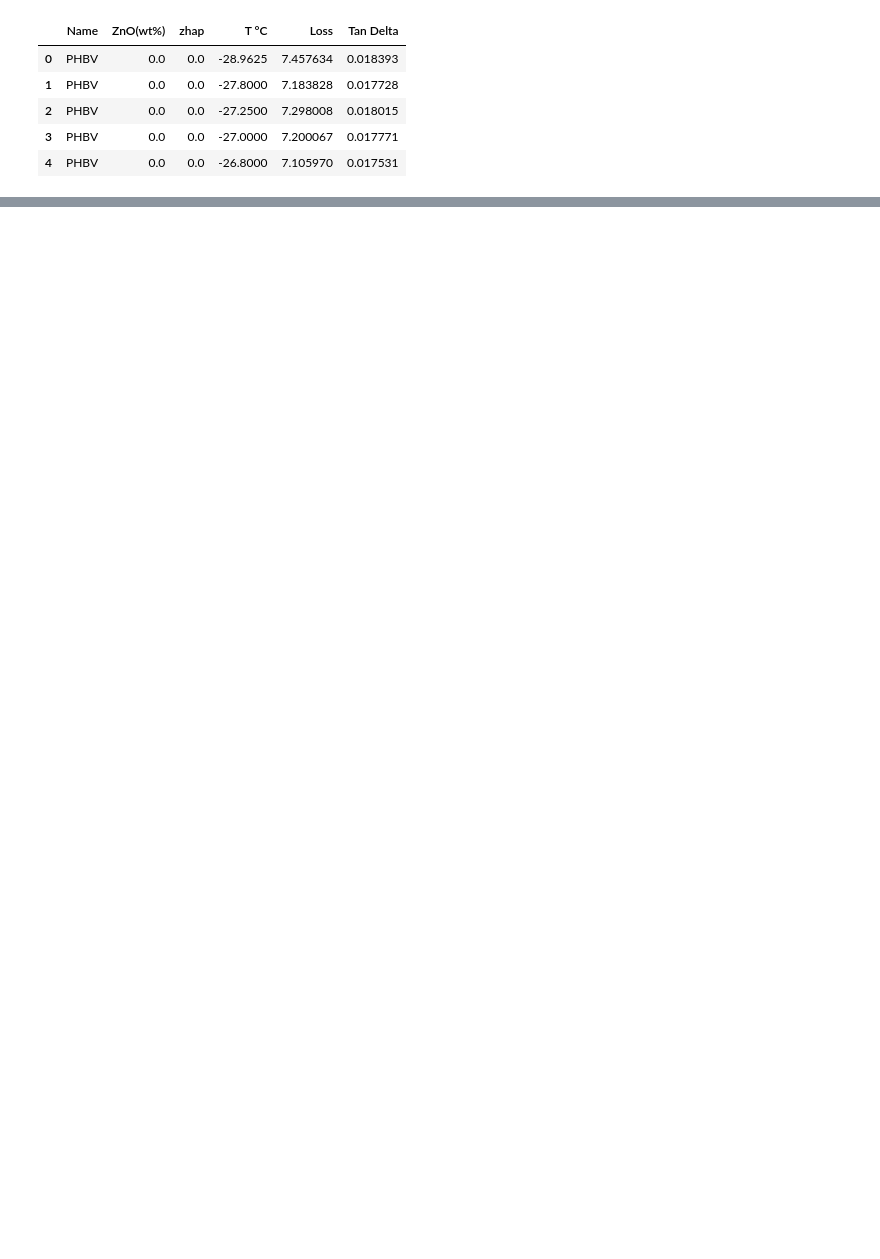
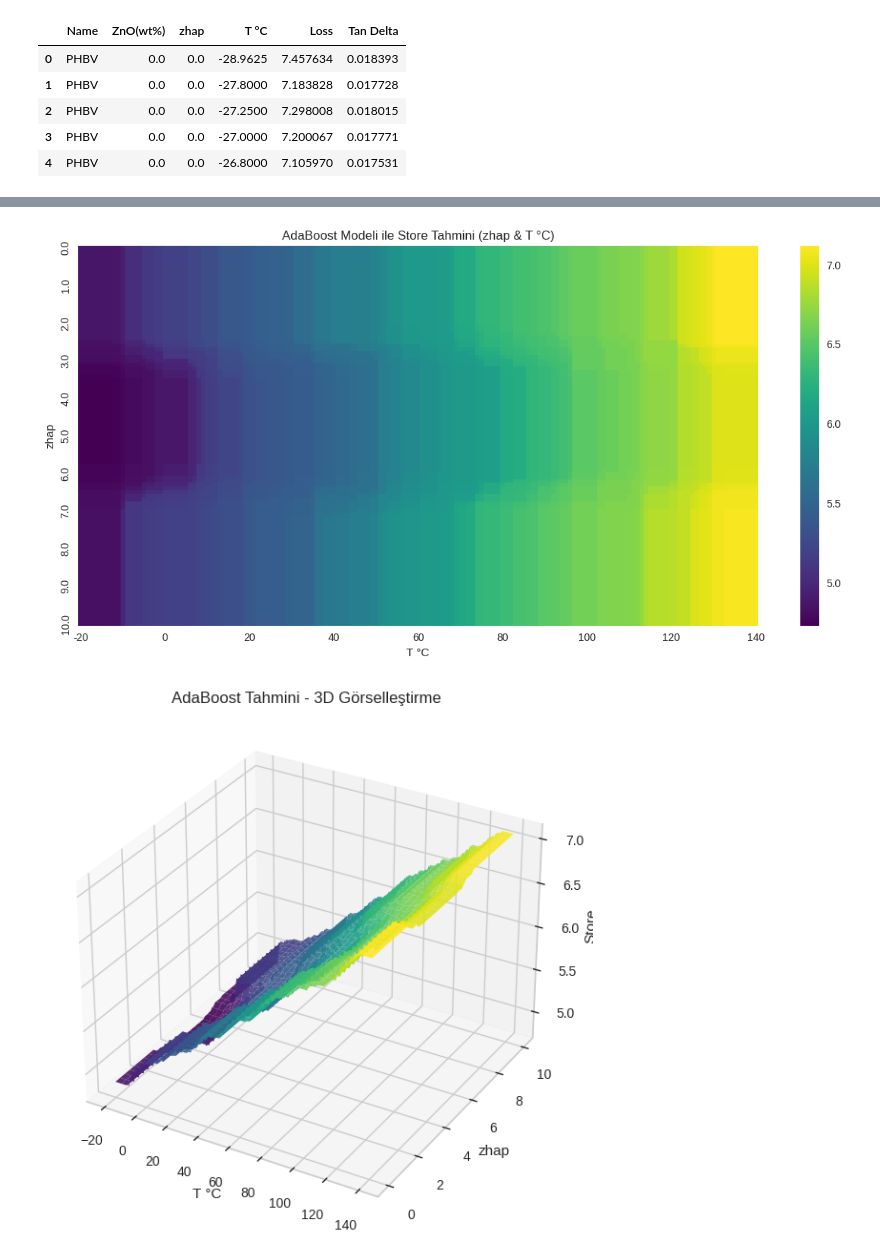
Before and after one commit to Muslunun/mml-book.github.io, a Jupyter notebook: 2store_tekrar.ipynb, the cells around one changed output, grey strips where cells are left out. Saved outputs shown, nothing was run; the diff lists cells and outputs as text; code cells hidden in the pictures; blank space fills up the shorter version.

```diff
--- a/2store_tekrar.ipynb
+++ b/2store_tekrar.ipynb
@@ -340,0 +951,72 @@ https://docs.google.com/spreadsheets/d/1OzJ6WchjwCLPCVo8Xcf4BPdqMMC4RkxdJQ-iJBR7
+# %%
+import pandas as pd
+import numpy as np
+import matplotlib.pyplot as plt
+import seaborn as sns
+from pycaret.regression import *
+from mpl_toolkits.mplot3d import Axes3D
+
+# 1. Eğitim verisini üret (zhap & T °C etkisi olan)
+np.random.seed(42)
+n_samples = 2000
+
+df_train = pd.DataFrame({
+    'T °C': np.random.uniform(-20, 140, n_samples),
+    'zhap': np.random.uniform(0, 10, n_samples)
+})
+df_train['ZnO(wt%)'] = 0.0
+df_train['Name'] = 'Sample'
+df_train['Loss'] = 0.01
+df_train['Tan Delta'] = 0.05
+
+# Store = T + sin(zhap) + küçük gürültü → Model öğrenecek
+df_train['Store'] = (
+    0.015 * df_train['T °C'] +
+    0.4 * np.sin(df_train['zhap']) +
+    5 + np.random.normal(0, 0.05, n_samples)
+)
+
+# 2. PyCaret ile AdaBoost modeli eğit
+setup(df_train, target='Store', session_id=123)
+ada_model = create_model('ada')
+
+# 3. Tahmin için test verisi üret (grid)
+t_values = np.arange(-20, 141, 1)
+zhap_values = np.arange(0.0, 10.1, 0.1)
+T_grid, ZHAP_grid = np.meshgrid(t_values, zhap_values)
+
+df_test = pd.DataFrame({
+    'T °C': T_grid.ravel(),
+    'zhap': ZHAP_grid.ravel(),
+    'ZnO(wt%)': 0.0,
+    'Name': 'Sample',
+    'Loss': 0.01,
+    'Tan Delta': 0.05
+})
+
+# 4. Tahmin yap
+df_pred = predict_model(ada_model, data=df_test)
+df_pred = df_pred.rename(columns={'prediction_label': 'Tahmin Store'})
+
+# 5. Görselleştir: 2D Isı Haritası
+pivot = df_pred.pivot(index='zhap', columns='T °C', values='Tahmin Store')
+plt.figure(figsize=(12, 6))
+sns.heatmap(pivot, cmap='viridis', xticklabels=20, yticklabels=10)
+plt.title("AdaBoost Modeli ile Store Tahmini (zhap & T °C)")
+plt.xlabel("T °C")
+plt.ylabel("zhap")
+plt.tight_layout()
+plt.show()
+
+# 6. (Opsiyonel) 3D yüzey grafiği
+fig = plt.figure(figsize=(10, 6))
+ax = fig.add_subplot(111, projection='3d')
+ax.plot_surface(T_grid, ZHAP_grid, df_pred['Tahmin Store'].values.reshape(ZHAP_grid.shape),
+                cmap='viridis', edgecolor='none', alpha=0.9)
+ax.set_xlabel("T °C")
+ax.set_ylabel("zhap")
+ax.set_zlabel("Store")
+ax.set_title("AdaBoost Tahmini - 3D Görselleştirme")
+plt.tight_layout()
+plt.show()
+# %% [output]
@@ -340,0 +1057,2 @@ https://docs.google.com/spreadsheets/d/1OzJ6WchjwCLPCVo8Xcf4BPdqMMC4RkxdJQ-iJBR7
+[figure, added]
+[figure, added]
```
Also changed, not shown: parts of 28 cells of this notebook.
